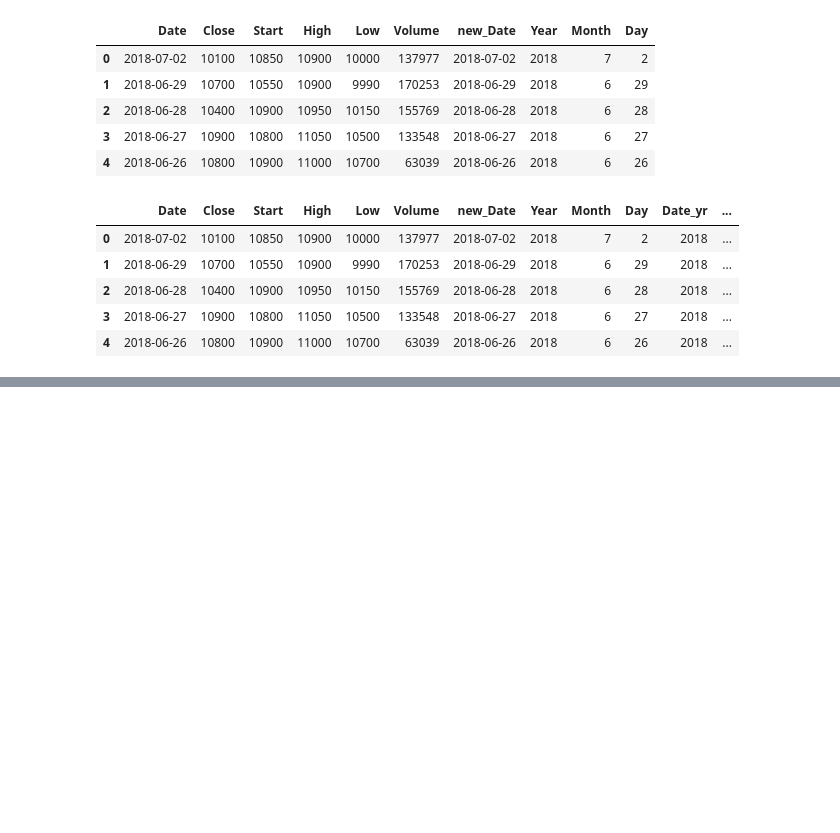
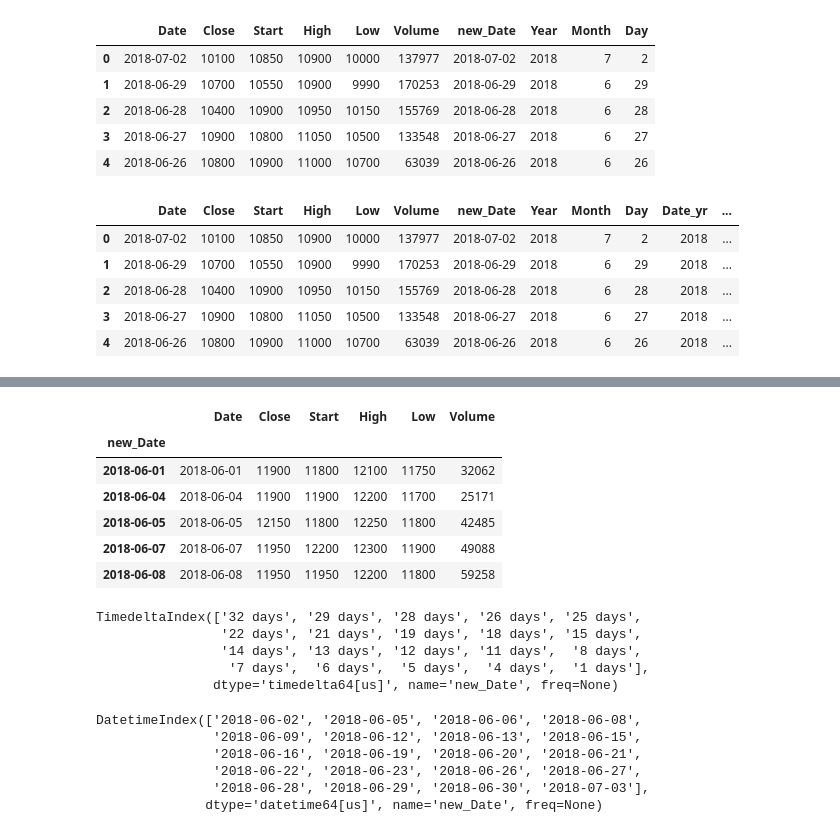
Before and after one commit to zzengmo/18_data_analytics, a Jupyter notebook: 시계열데이터.ipynb, the cells around one changed output, grey strips where cells are left out. Cells and saved outputs as stored; diff of their text form; code cells hidden in the pictures; blank space fills up the shorter version.

```diff
--- a/시계열데이터.ipynb
+++ b/시계열데이터.ipynb
@@ -211,0 +323,10 @@ df.head()
+# %%
+df.head()
+# %% [output]
+|  | Date | Close | Start | High | Low | Volume |
+| new_Date |  |  |  |  |  |  |
+| 2018-06-01 | 2018-06-01 | 11900 | 11800 | 12100 | 11750 | 32062 |
+| 2018-06-04 | 2018-06-04 | 11900 | 11900 | 12200 | 11700 | 25171 |
+| 2018-06-05 | 2018-06-05 | 12150 | 11800 | 12250 | 11800 | 42485 |
+| 2018-06-07 | 2018-06-07 | 11950 | 12200 | 12300 | 11900 | 49088 |
+| 2018-06-08 | 2018-06-08 | 11950 | 11950 | 12200 | 11800 | 59258 |
@@ -211,0 +335,19 @@ df.head()
+# %%
+b = pd.Timestamp("2018-07-03") - a
+b
+# %% [output]
+TimedeltaIndex(['32 days', '29 days', '28 days', '26 days', '25 days',
+                '22 days', '21 days', '19 days', '18 days', '15 days',
+                '14 days', '13 days', '12 days', '11 days',  '8 days',
+                 '7 days',  '6 days',  '5 days',  '4 days',  '1 days'],
+               dtype='timedelta64[us]', name='new_Date', freq=None)
+# %%
+c = a + pd.Timedelta(days=1)
+c
+# %% [output]
+DatetimeIndex(['2018-06-02', '2018-06-05', '2018-06-06', '2018-06-08',
+               '2018-06-09', '2018-06-12', '2018-06-13', '2018-06-15',
+               '2018-06-16', '2018-06-19', '2018-06-20', '2018-06-21',
+               '2018-06-22', '2018-06-23', '2018-06-26', '2018-06-27',
+               '2018-06-28', '2018-06-29', '2018-06-30', '2018-07-03'],
+              dtype='datetime64[us]', name='new_Date', freq=None)
```
Also changed, not shown: parts of 17 cells of this notebook.
